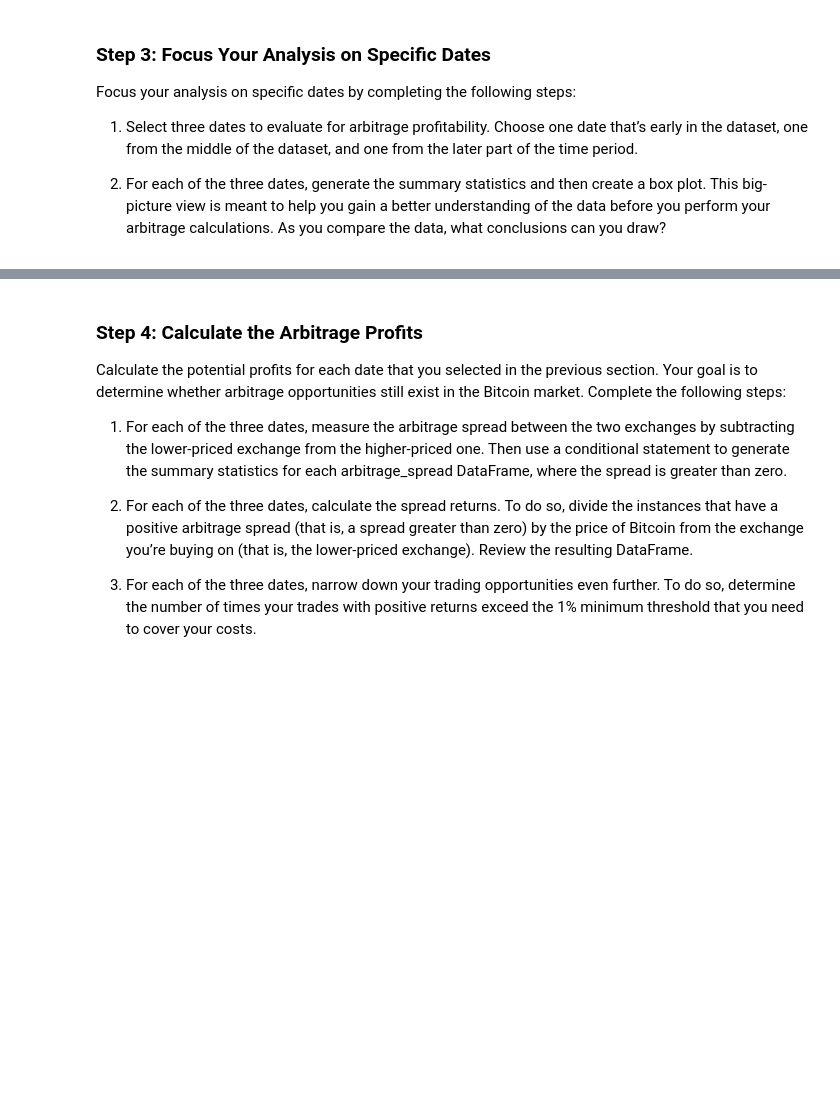
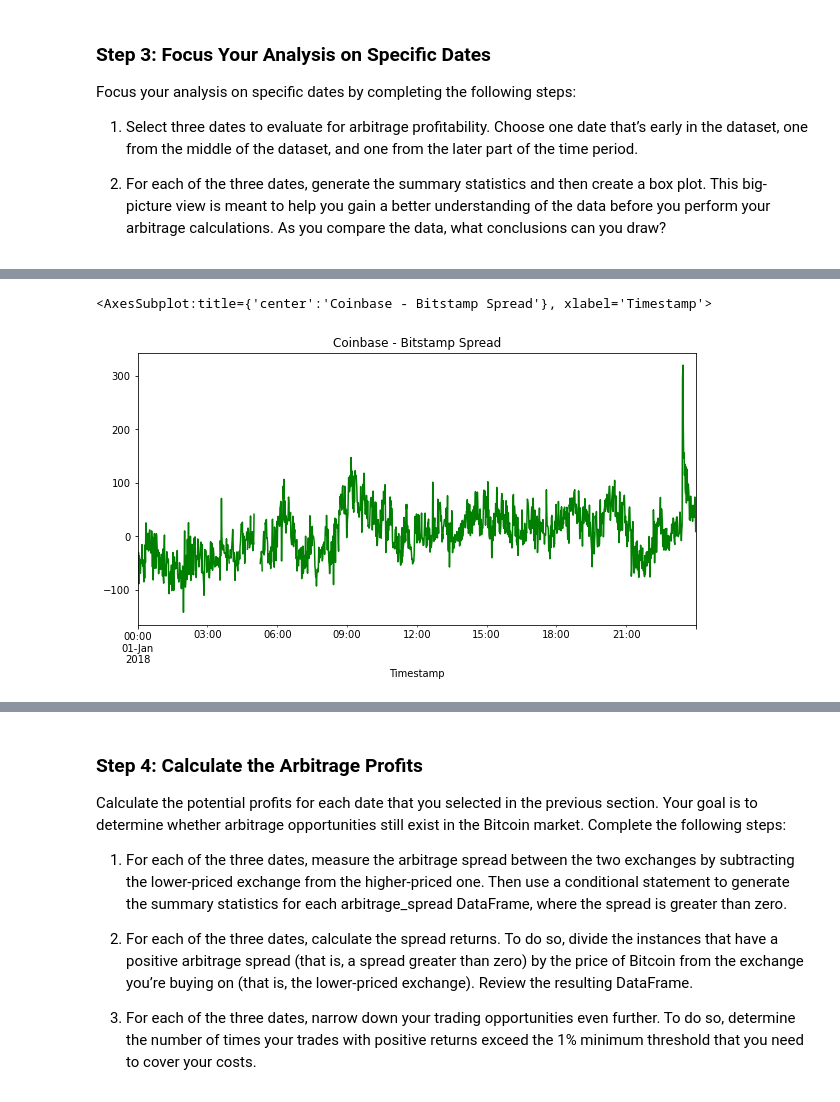
Before and after one commit to LZhou1688/challenge_three, a Jupyter notebook: crypto_arbitrage.ipynb, the cells around one changed output, grey strips where cells are left out. Saved outputs shown, nothing was run; the diff lists cells and outputs as text; code cells hidden in the pictures; blank space fills up the shorter version.

```diff
--- a/crypto_arbitrage.ipynb
+++ b/crypto_arbitrage.ipynb
@@ -343,7 +347,7 @@ Focus your analysis on specific dates by completing the following steps:
 # %%
 # Using the early date that you have selected, calculate the arbitrage spread
 # by subtracting the bitstamp lower closing prices from the coinbase higher closing prices
-arbitrage_spread_early = # YOUR CODE HERE
+arbitrage_spread_early = coinbase_sliced.loc['2018-01-01':'2018-01-01'] -bitstamp_sliced.loc['2018-01-01':'2018-01-01']
 
 # Generate summary statistics for the early DataFrame
-# YOUR CODE HERE
+arbitrage_spread_early.describe()
@@ -350,6 +364,9 @@ arbitrage_spread_early = # YOUR CODE HERE
 # %%
 # Visualize the arbitrage spread from early in the dataset in a box plot
-# YOUR CODE HERE
+arbitrage_spread_early.plot(figsize=(10, 5), title="Coinbase - Bitstamp Spread", color="green")
+# %% [output]
+<AxesSubplot:title={'center':'Coinbase - Bitstamp Spread'}, xlabel='Timestamp'>
+[figure, added]
 # %%
 # Create an overlay plot that visualizes the two dataframes over a period of one day from the middle of the dataset.
 # Be sure that the plots include the parameters `legend`, `figsize`, `title`, `color` and `label`
```
Also changed, not shown: parts of 8 cells of this notebook.
